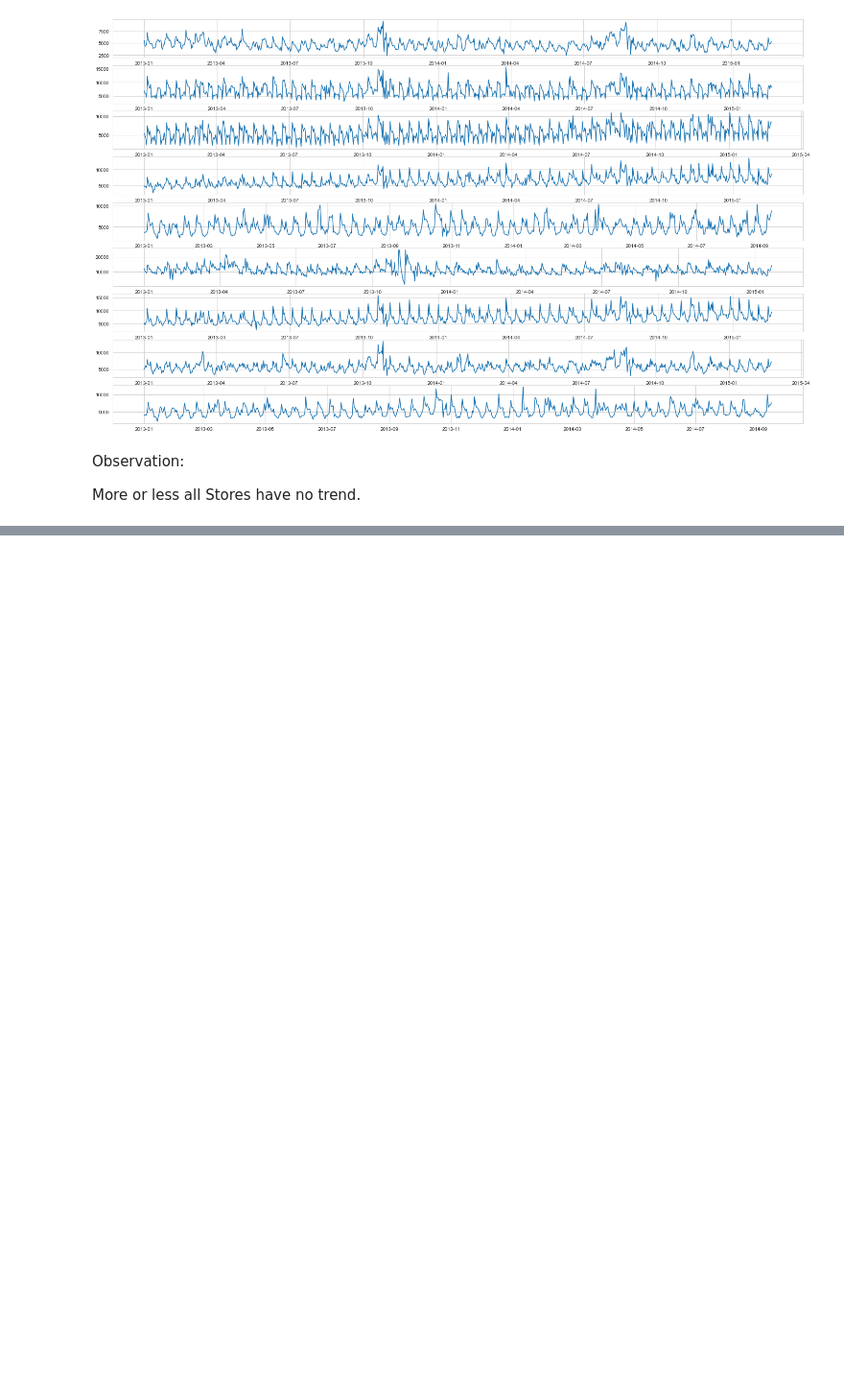
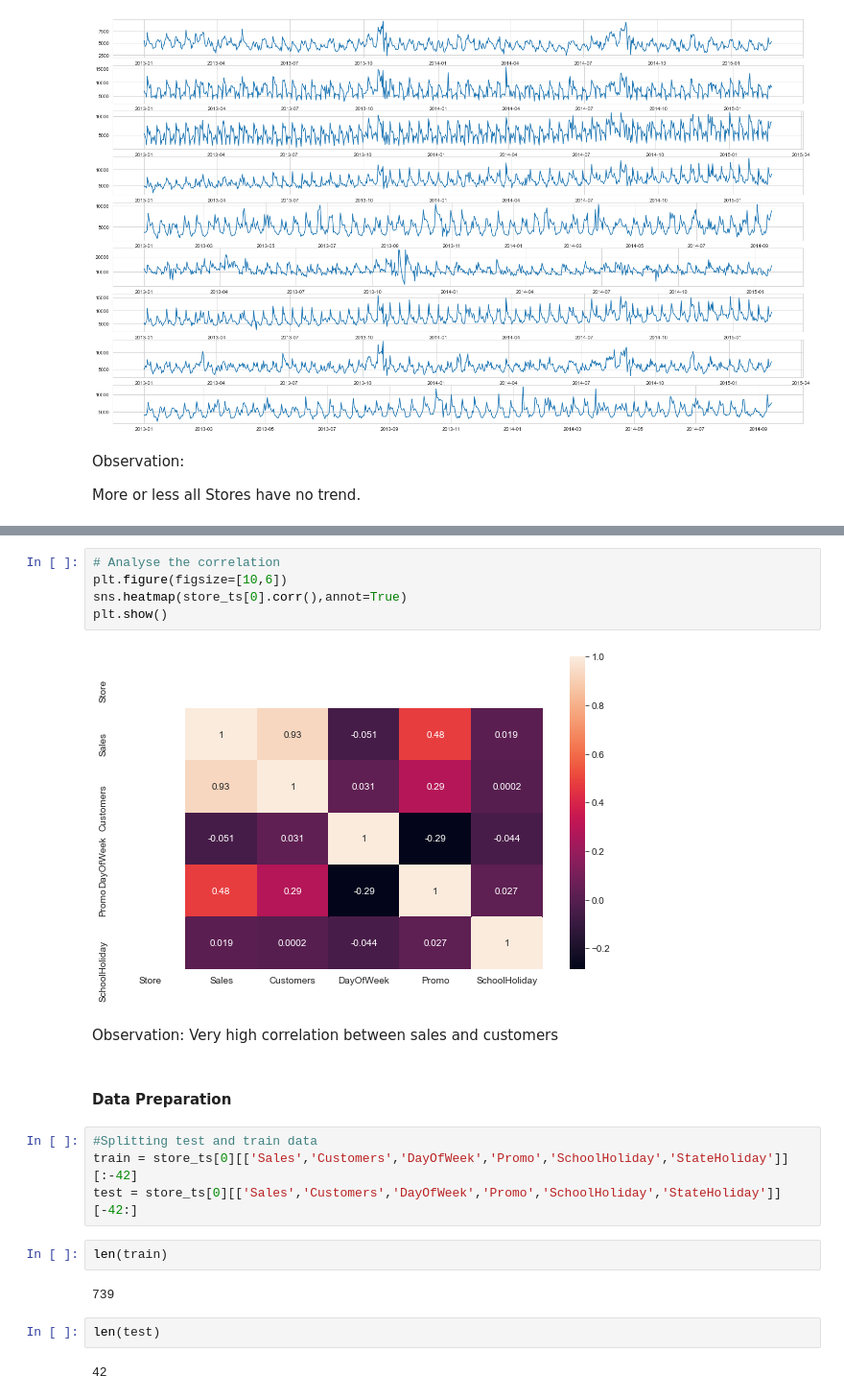
Before and after one commit to sharmijagan/SalesForecasting, a Jupyter notebook: Salesforecast.ipynb, the cells around one changed output, grey strips where cells are left out. Shown at 96% size. Drawn from its saved outputs; the diff is of its cells as text; blank space fills up the shorter version.

```diff
--- a/Salesforecast.ipynb
+++ b/Salesforecast.ipynb
@@ -409,0 +439,24 @@ More or less all Stores have no trend.
+# %%
+# Analyse the correlation
+plt.figure(figsize=[10,6])
+sns.heatmap(store_ts[0].corr(),annot=True)
+plt.show()
+# %% [output]
+[figure, added]
+# %% [markdown]
+Observation:
+    Very high correlation between sales and customers
+# %% [markdown]
+#### Data Preparation
+# %%
+#Splitting test and train data
+train = store_ts[0][['Sales','Customers','DayOfWeek','Promo','SchoolHoliday','StateHoliday']][:-42]
+test = store_ts[0][['Sales','Customers','DayOfWeek','Promo','SchoolHoliday','StateHoliday']][-42:]
+# %%
+len(train)
+# %% [output]
+739
+# %%
+len(test)
+# %% [output]
+42
```
Also changed, not shown: parts of 24 cells of this notebook.
